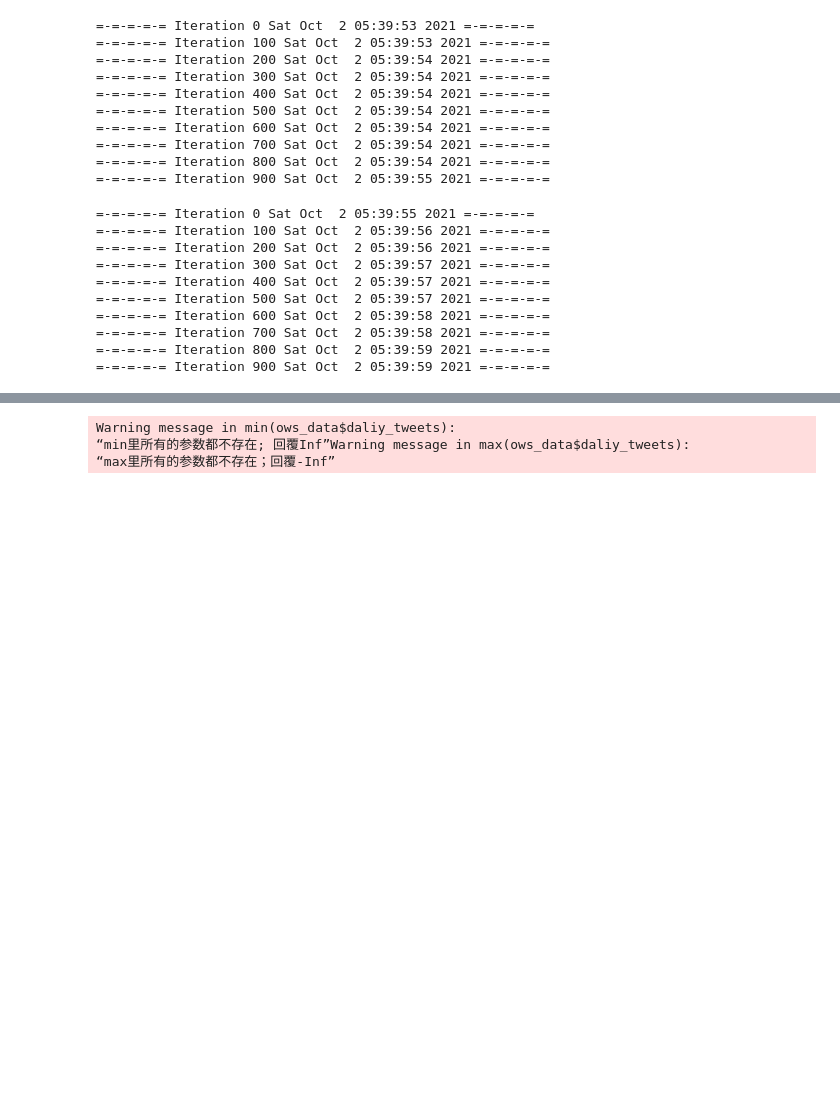
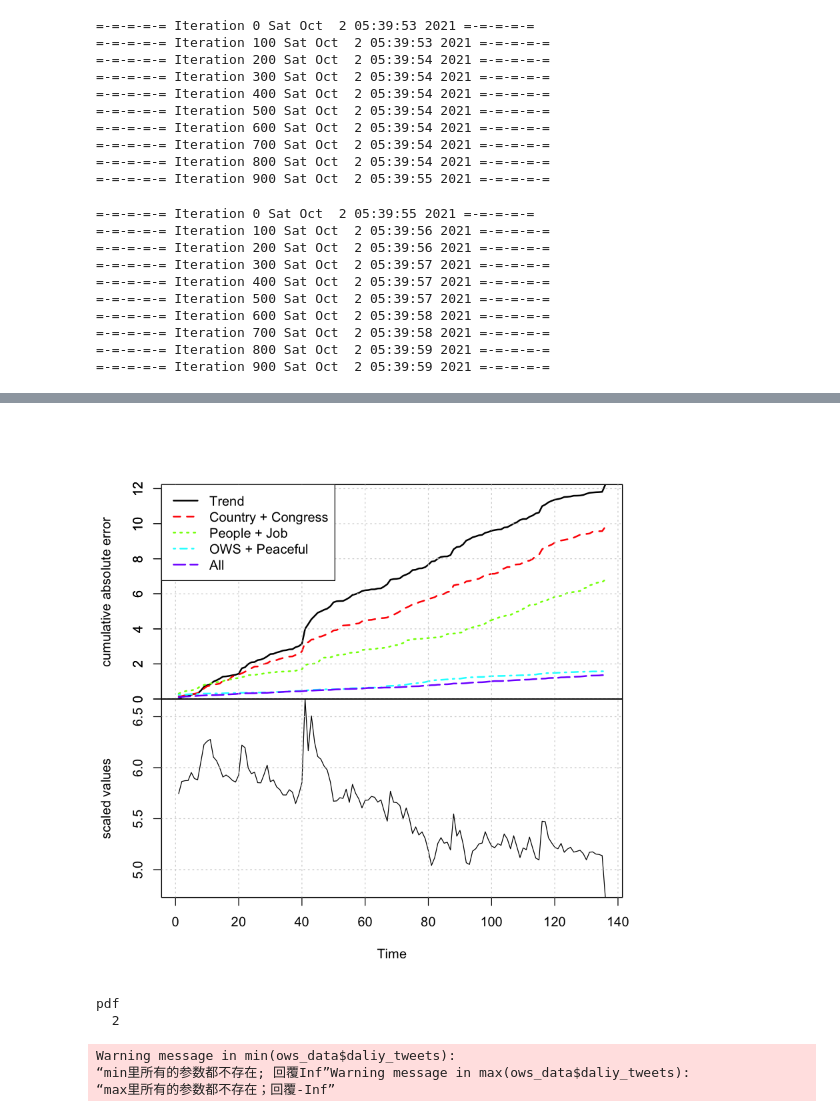
Before and after one commit to chengjun/thresholdbook, a Jupyter notebook: 代码/reproduce_ows_bsts.ipynb, the cells around one changed output, grey strips where cells are left out. Cells and saved outputs as stored; diff of their text form; code cells hidden in the pictures; blank space fills up the shorter version.

Commit message:
fig7-3group

```diff
--- a/代码/reproduce_ows_bsts.ipynb
+++ b/代码/reproduce_ows_bsts.ipynb
@@ -108,0 +112,4 @@ model1<- bsts(tweets_number ~ ows_data[,"country"], data = ows_data, niter = 100
+# %%
+mod1<- bsts(tweets_number ~ ows_data[,"country"]+ ows_data[,"congress"],
+              data = ows_data, niter = 1000, state.specification=ss0,
+              expected.model.size = 3, seed = 1)
@@ -108,0 +127,4 @@ model1<- bsts(tweets_number ~ ows_data[,"country"], data = ows_data, niter = 100
+# %%
+mod2<- bsts(tweets_number ~ ows_data[,"people"]+ ows_data[,"job"],
+              data = ows_data, niter = 1000, state.specification=ss0,
+              expected.model.size = 3, seed = 1)
@@ -108,0 +142,4 @@ model1<- bsts(tweets_number ~ ows_data[,"country"], data = ows_data, niter = 100
+# %%
+mod3<- bsts(tweets_number ~ ows_data[,"ows"]+ ows_data[,"peaceful"],
+              data = ows_data, niter = 1000, state.specification=ss0,
+              expected.model.size = 3, seed = 1)
@@ -199,0 +308,15 @@ model <- bsts(tweets_number ~ ., data = ows_data,
+# %%
+CompareBstsModels(list("Trend" = trend.model,
+                       #"trend and seasonal" = trend.seasonal.model,
+                       "Country + Congress"=mod1,
+                       "People + Job"=mod2,
+                       "OWS + Peaceful"=mod3,
+#                        "model4"=model4,
+#                        "model5"=model5,
+#                        "model6"=model6,
+                       "All"=model),
+                  xlab = "Time",
+                  burn = 150)
+scope = c(min(ows_data$daliy_tweets), max(ows_data$daliy_tweets))
+r.square = function(model) as.character(round(summary(model)$relative.gof, 3))
+# %% [output]
@@ -200,3 +326,23 @@ model <- bsts(tweets_number ~ ., data = ows_data,
+[figure, added]
+# %%
+pdf(file = "图7-3_ows_log_group.pdf",   # The directory you want to save the file in
+    width = 8, # The width of the plot in inches
+    height = 8) # The height of the plot in inches
+
+
+CompareBstsModels(list("Trend" = trend.model,
+                       #"trend and seasonal" = trend.seasonal.model,
+                       "Country + Congress"=mod1,
+                       "People + Job"=mod2,
+                       "OWS + Peaceful"=mod3,
+                       "All"=model),
+                  xlab = "Time",
+                  burn = 150)
+# Step 3: Run dev.off() to create the file!
+dev.off()
+# %% [output]
+pdf
+  2
 # %%
 CompareBstsModels(list(trend = trend.model,
                        #"trend and seasonal" = trend.seasonal.model,
```
Also changed, not shown: parts of 11 cells of this notebook, 2 other files.
